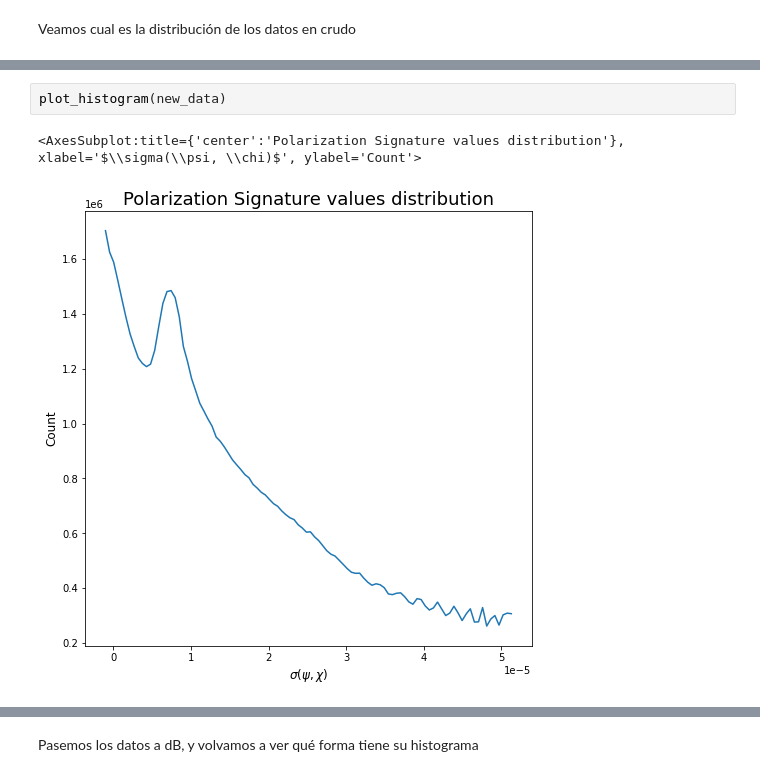
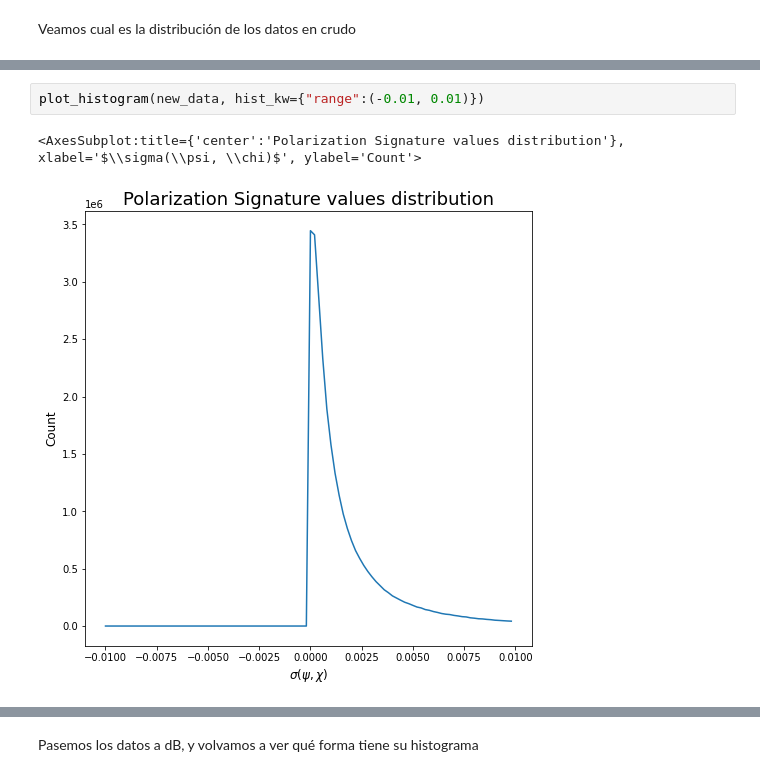
Before and after one commit to jotavecorta/DeepScatteringModels, a Jupyter notebook: notebooks/1.0-jv-spm-data-generation-exploration.ipynb, the cells around one changed output, grey strips where cells are left out. Drawn from its saved outputs; the diff is of its cells as text.

```diff
--- a/notebooks/1.0-jv-spm-data-generation-exploration.ipynb
+++ b/notebooks/1.0-jv-spm-data-generation-exploration.ipynb
@@ -64,7 +66,7 @@ Muestras luego de remover outliers: 17864
-# %%
-plot_histogram(new_data)
-# %% [output]
-<AxesSubplot:title={'center':'Polarization Signature values distribution'}, xlabel='$\\sigma(\\psi, \\chi)$', ylabel='Count'>
-[figure, removed]
+# %%
+plot_histogram(new_data, hist_kw={"range":(-0.01, 0.01)})
+# %% [output]
+<AxesSubplot:title={'center':'Polarization Signature values distribution'}, xlabel='$\\sigma(\\psi, \\chi)$', ylabel='Count'>
+[figure, added]
 # %%
 print(f"Valor máximo de potencia: {new_data.max()}")
```
Also changed, not shown: parts of 8 cells of this notebook, 2 other files.
